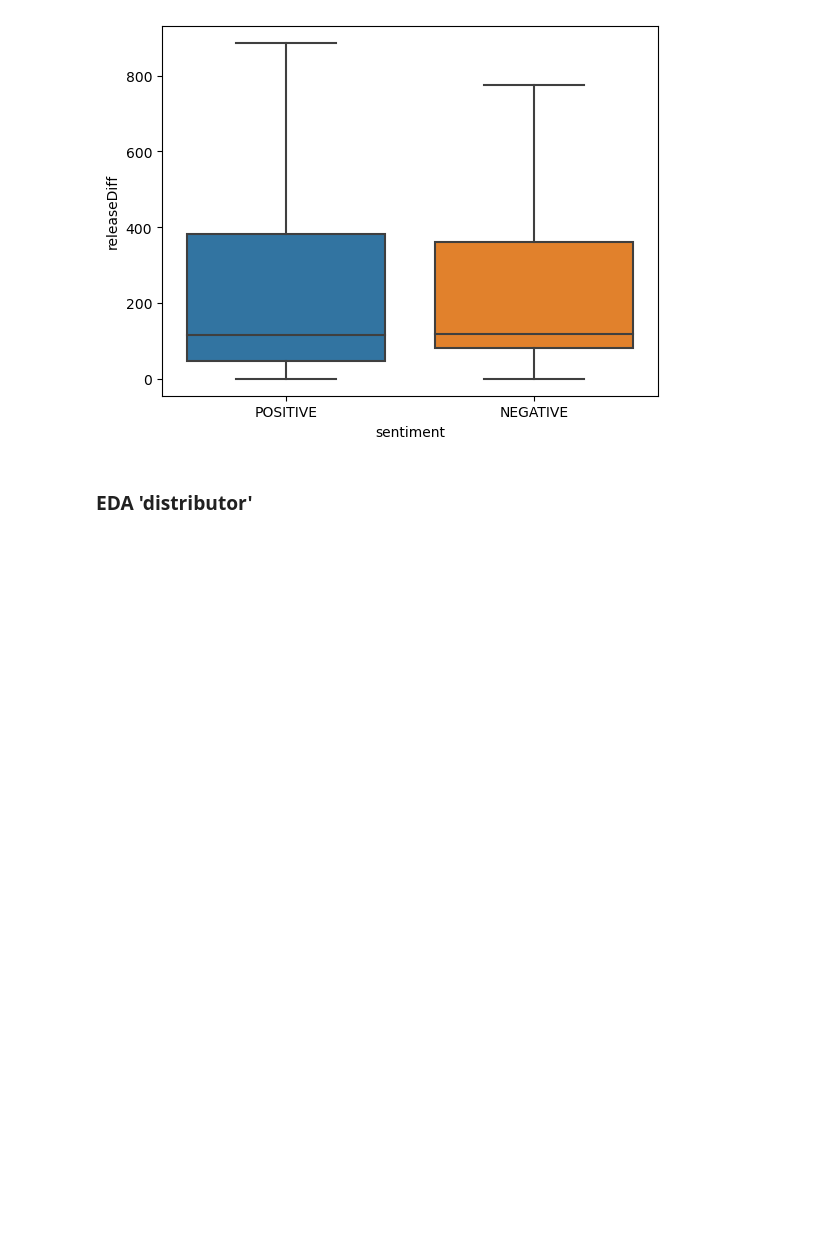
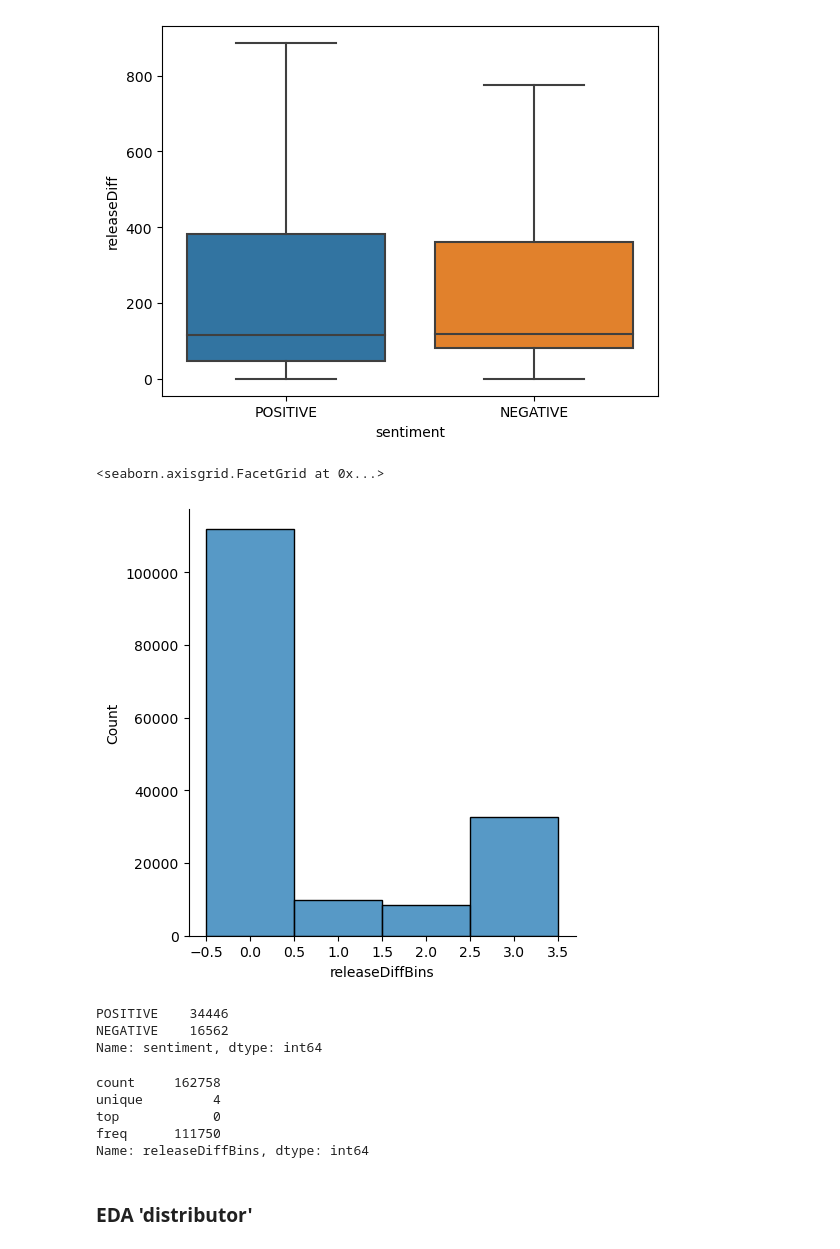
Before and after one commit to ganeshbmc/MLP_project, a Jupyter notebook: 21f1006171-notebook-t22023.ipynb, the cells around one changed output. Drawn from its saved outputs; the diff is of its cells as text; code cells hidden in the pictures; blank space fills up the shorter version.

```diff
--- a/21f1006171-notebook-t22023.ipynb
+++ b/21f1006171-notebook-t22023.ipynb
@@ -588,11 +594,24 @@ sns.boxplot(x=merged['sentiment'], y=merged['releaseDiff'], showfliers=False)
 <Axes: xlabel='sentiment', ylabel='releaseDiff'>
 [figure]
 # %%
-# sns.displot(merged['releaseDiffBins'])
+sns.displot(merged['releaseDiffBins'])
+# %% [output]
+<seaborn.axisgrid.FacetGrid at 0x...>
+[figure, added]
 # %%
-# merged['sentiment'].loc[merged['releaseDiffBins'] > 0].value_counts()
+merged['sentiment'].loc[merged['releaseDiffBins'] > 0].value_counts()
+# %% [output]
+POSITIVE    34446
+NEGATIVE    16562
+Name: sentiment, dtype: int64
 # %%
-# merged['releaseDiffBins'].describe()
+merged['releaseDiffBins'].describe()
+# %% [output]
+count     162758
+unique         4
+top            0
+freq      111750
+Name: releaseDiffBins, dtype: int64
 # %% [markdown]
 ### EDA 'distributor'
 # %%
```
Also changed, not shown: parts of 12 cells of this notebook.
